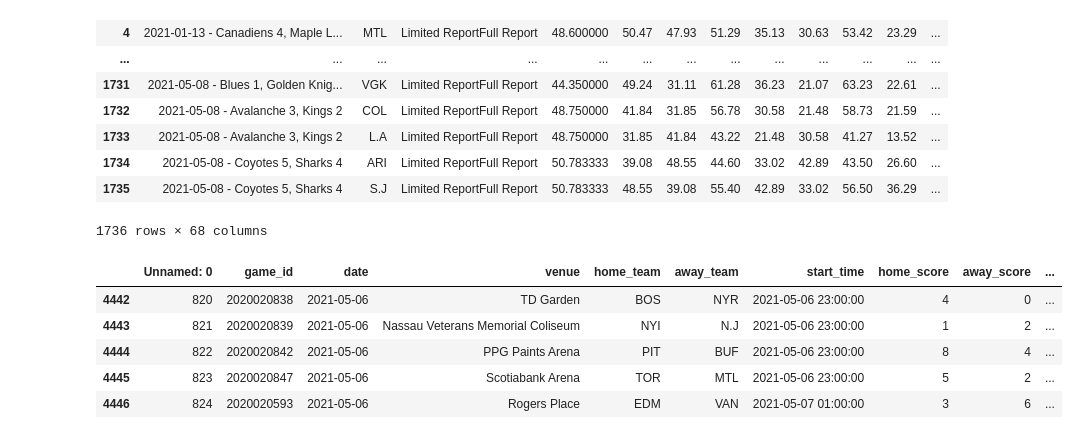
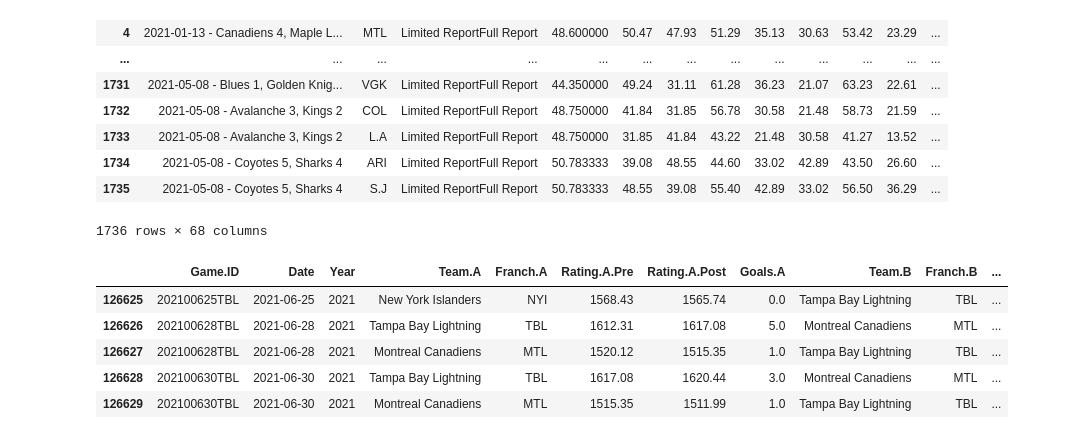
Before and after one commit to gschwaeb/NHL_Game_Prediction, a Jupyter notebook: WIP Predict Tonight's Game.ipynb, the cells around one changed output. Cells and saved outputs as stored; diff of their text form; code cells hidden in the pictures.

```diff
--- a/WIP Predict Tonight's Game.ipynb
+++ b/WIP Predict Tonight's Game.ipynb
@@ -325,9 +369,11 @@ features = pd.read_csv('data/all_games_multirolling_SVA_3.csv')
+# %%
+elo = pd.read_csv('https://raw.githubusercontent.com/NeilPaine538/NHL-Player-And-Team-Ratings/master/nhl_elo_historical.csv')
 # %%
-features.tail()
+elo.tail()
 # %% [output]
-|  | Unnamed: 0 | game_id | date | venue | home_team | away_team | start_time | home_score | away_score | ... |
-| 4442 | 820 | 2020020838 | 2021-05-06 | TD Garden | BOS | NYR | 2021-05-06 23:00:00 | 4 | 0 | ... |
-| 4443 | 821 | 2020020839 | 2021-05-06 | Nassau Veterans Memorial Coliseum | NYI | N.J | 2021-05-06 23:00:00 | 1 | 2 | ... |
-| 4444 | 822 | 2020020842 | 2021-05-06 | PPG Paints Arena | PIT | BUF | 2021-05-06 23:00:00 | 8 | 4 | ... |
-| 4445 | 823 | 2020020847 | 2021-05-06 | Scotiabank Arena | TOR | MTL | 2021-05-06 23:00:00 | 5 | 2 | ... |
-| 4446 | 824 | 2020020593 | 2021-05-06 | Rogers Place | EDM | VAN | 2021-05-07 01:00:00 | 3 | 6 | ... |
+|  | Game.ID | Date | Year | Team.A | Franch.A | Rating.A.Pre | Rating.A.Post | Goals.A | Team.B | Franch.B | ... |
+| 126625 | 202100625TBL | 2021-06-25 | 2021 | New York Islanders | NYI | 1568.43 | 1565.74 | 0.0 | Tampa Bay Lightning | TBL | ... |
+| 126626 | 202100628TBL | 2021-06-28 | 2021 | Tampa Bay Lightning | TBL | 1612.31 | 1617.08 | 5.0 | Montreal Canadiens | MTL | ... |
+| 126627 | 202100628TBL | 2021-06-28 | 2021 | Montreal Canadiens | MTL | 1520.12 | 1515.35 | 1.0 | Tampa Bay Lightning | TBL | ... |
+| 126628 | 202100630TBL | 2021-06-30 | 2021 | Tampa Bay Lightning | TBL | 1617.08 | 1620.44 | 3.0 | Montreal Canadiens | MTL | ... |
+| 126629 | 202100630TBL | 2021-06-30 | 2021 | Montreal Canadiens | MTL | 1515.35 | 1511.99 | 1.0 | Tampa Bay Lightning | TBL | ... |
```
Also changed, not shown: parts of 5 cells of this notebook.
